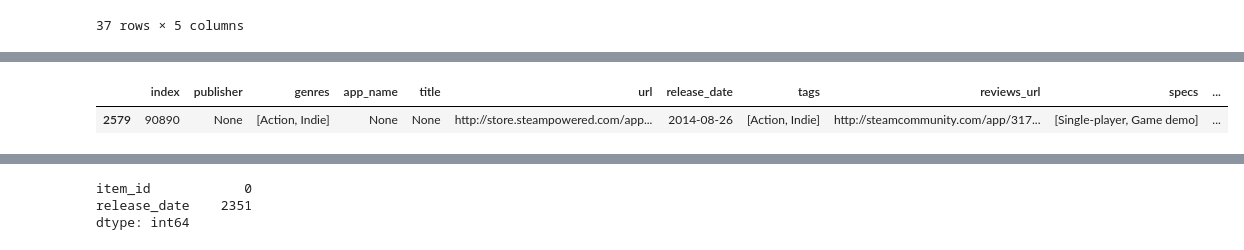
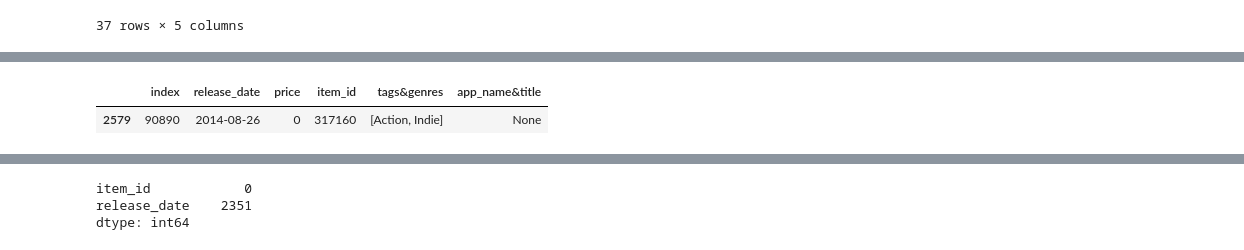
Before and after one commit to martinarielriveros/PI_MLops, a Jupyter notebook: EDA&ETL/steam_games_ETL.ipynb, the cells around one changed output, grey strips where cells are left out. Drawn from its saved outputs; the diff is of its cells as text; code cells hidden in the pictures.

```diff
--- a/EDA&ETL/steam_games_ETL.ipynb
+++ b/EDA&ETL/steam_games_ETL.ipynb
@@ -226,22 +252,13 @@ steam_games[steam_games['app_name&title'].duplicated()]
 | 120307 | 2017-12-29 | 1.99 | 746050 | [Casual, Action, Indie, RPG, Simu... | MORE SWEATER? OK! |
 37 rows × 5 columns
 # %%
-# Adjusting display options to prevent truncation
-
-pd.set_option('display.max_colwidth', 40)
-pd.set_option('display.width', 20)
-
-# Set the display max rows option
-
-pd.set_option('display.max_rows', 10)
-
 # Select columns to check for duplicates
 
 column_subset = ['app_name&title', 'item_id', 'app_name&title']
 
 # Displaying detailed information about duplicates in relevant columns
 
-print("\nInformation about duplicates in each column:")
+print("\nInfo about duplicates in each column:")
 for column in column_subset:
     duplicates = steam_games[column].duplicated(keep=False)
     if duplicates.any():
@@ -330,8 +332,8 @@ df_copy
 # %%
-df_copy[df_copy['app_name'].isna()]
+df_copy[df_copy['app_name&title'].isna()]
 # %% [output]
-|  | index | publisher | genres | app_name | title | url | release_date | tags | reviews_url | specs | ... |
-| 2579 | 90890 | None | [Action, Indie] | None | None | http://store.steampowered.com/app... | 2014-08-26 | [Action, Indie] | http://steamcommunity.com/app/317... | [Single-player, Game demo] | ... |
+|  | index | release_date | price | item_id | tags&genres | app_name&title |
+| 2579 | 90890 | 2014-08-26 | 0 | 317160 | [Action, Indie] | None |
 # %%
 df_copy.drop(index=2579, inplace=True)
 # %%
```
Also changed, not shown: parts of 24 cells of this notebook, 4 other files.
